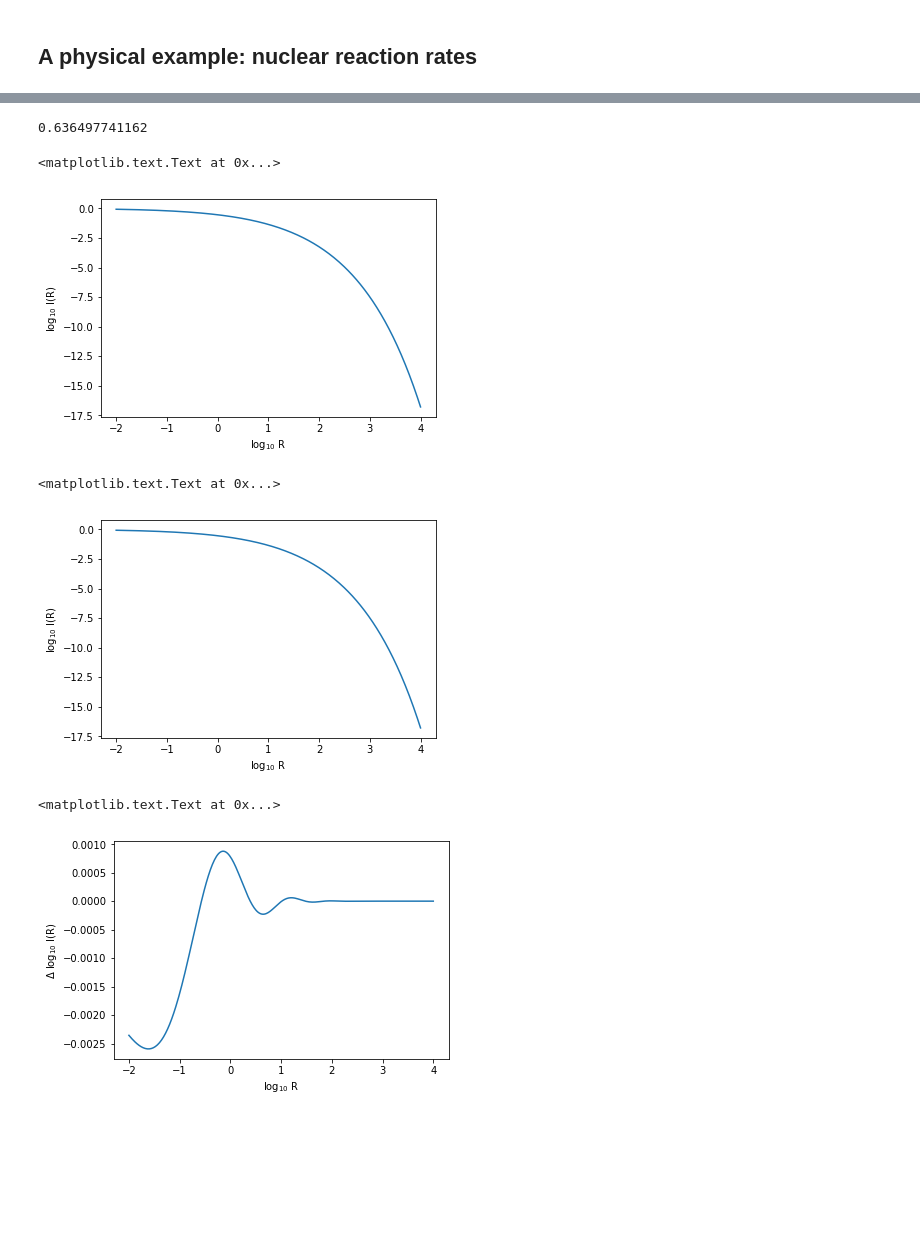
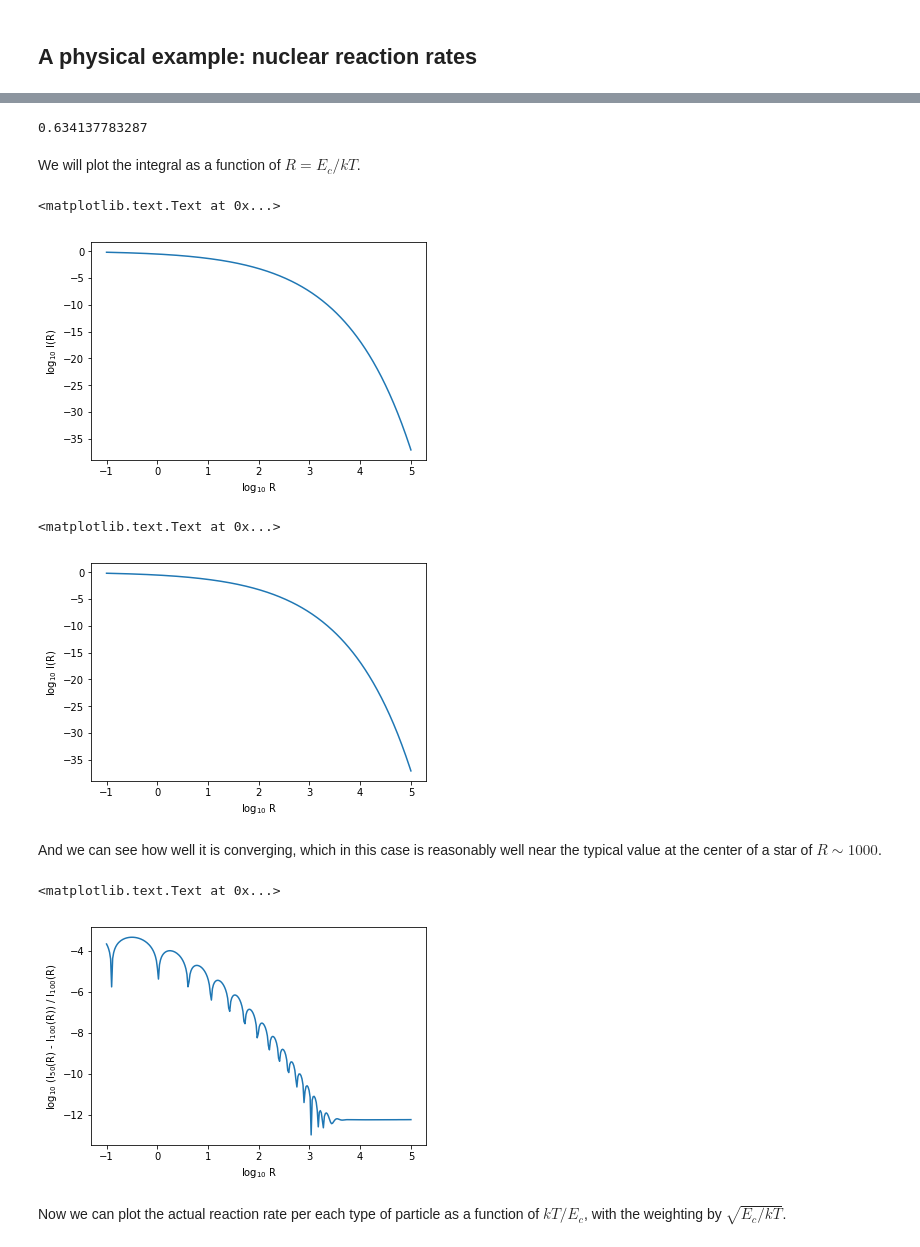
Before and after one commit to blanton144/computational, a Jupyter notebook: docs/notebooks/integration.ipynb, the cells around one changed output, grey strips where cells are left out. Cells and saved outputs as stored; diff of their text form; code cells hidden in the pictures; blank space fills up the shorter version.

```diff
--- a/docs/notebooks/integration.ipynb
+++ b/docs/notebooks/integration.ipynb
@@ -309,14 +313,16 @@ def r12_f(x=None, eckT=None):
 # %%
 from numpy.polynomial.laguerre import laggauss
-(lg_x, lg_weights) = laggauss(20)
-(lg_x_80, lg_weights_80) = laggauss(80)
+(lg_x, lg_weights) = laggauss(100)
+(lg_x_50, lg_weights_50) = laggauss(50)
 # %%
 print((r12_f(x=lg_x, eckT=0.1) * lg_weights).sum())
 # %% [output]
-0.636497741162
+0.634137783287
+# %% [markdown]
+We will plot the integral as a function of $R= E_c/kT$.
 # %%
 neckT = 300
-lneckT_range = np.log([0.01, 10000.])
+lneckT_range = np.log([0.1, 100000.])
 lneckT = lneckT_range[0] + (lneckT_range[1] - lneckT_range[0]) * np.arange(neckT) / (np.float64(neckT) - 1.)
 eckT = np.exp(lneckT)
 # %%
@@ -324,30 +330,34 @@ r12 = np.zeros(neckT)
 for indx in np.arange(neckT, dtype=np.int32):
     r12[indx] = (r12_f(lg_x, eckT=eckT[indx]) * lg_weights).sum()
 # %%
-r12_80 = np.zeros(neckT)
+r12_50 = np.zeros(neckT)
 for indx in np.arange(neckT, dtype=np.int32):
-    r12_80[indx] = (r12_f(lg_x_80, eckT=eckT[indx]) * lg_weights_80).sum()
+    r12_50[indx] = (r12_f(lg_x_50, eckT=eckT[indx]) * lg_weights_50).sum()
 # %%
 plt.plot(np.log10(eckT), np.log10(r12))
 plt.xlabel('log$_{10}$ R')
 plt.ylabel('log$_{10}$ I(R)')
 # %% [output]
 <matplotlib.text.Text at 0x...>
-[figure, old version]
+[figure, new version]
 # %%
-plt.plot(np.log10(eckT), np.log10(r12_80))
+plt.plot(np.log10(eckT), np.log10(r12_50))
 plt.xlabel('log$_{10}$ R')
 plt.ylabel('log$_{10}$ I(R)')
 # %% [output]
 <matplotlib.text.Text at 0x...>
-[figure, old version]
+[figure, new version]
+# %% [markdown]
+And we can see how well it is converging, which in this case is reasonably well near the typical value at the center of a star of $R\sim 1000$.
 # %%
-plt.plot(np.log10(eckT), np.log10(r12_80) - np.log10(r12))
+plt.plot(np.log10(eckT), np.log10(np.abs((r12_50 - r12) / r12)))
 plt.xlabel('log$_{10}$ R')
-plt.ylabel('$\Delta$ log$_{10}$ I(R)')
+plt.ylabel('log$_{10}$ (I$_{50}$(R) - I$_{100}$(R)) / I$_{100}$(R)')
 # %% [output]
 <matplotlib.text.Text at 0x...>
-[figure, old version]
+[figure, new version]
+# %% [markdown]
+Now we can plot the actual reaction rate per each type of particle as a function of $kT/E_c$, with the weighting by $\sqrt{E_c/kT}$.
 # %%
 plt.plot(np.log10(1. / eckT), np.log10(r12 * np.sqrt(eckT)))
 plt.xlabel('log$_{10}$ 1 / R')
```
Also changed, not shown: parts of 5 cells of this notebook, 10 other files.
